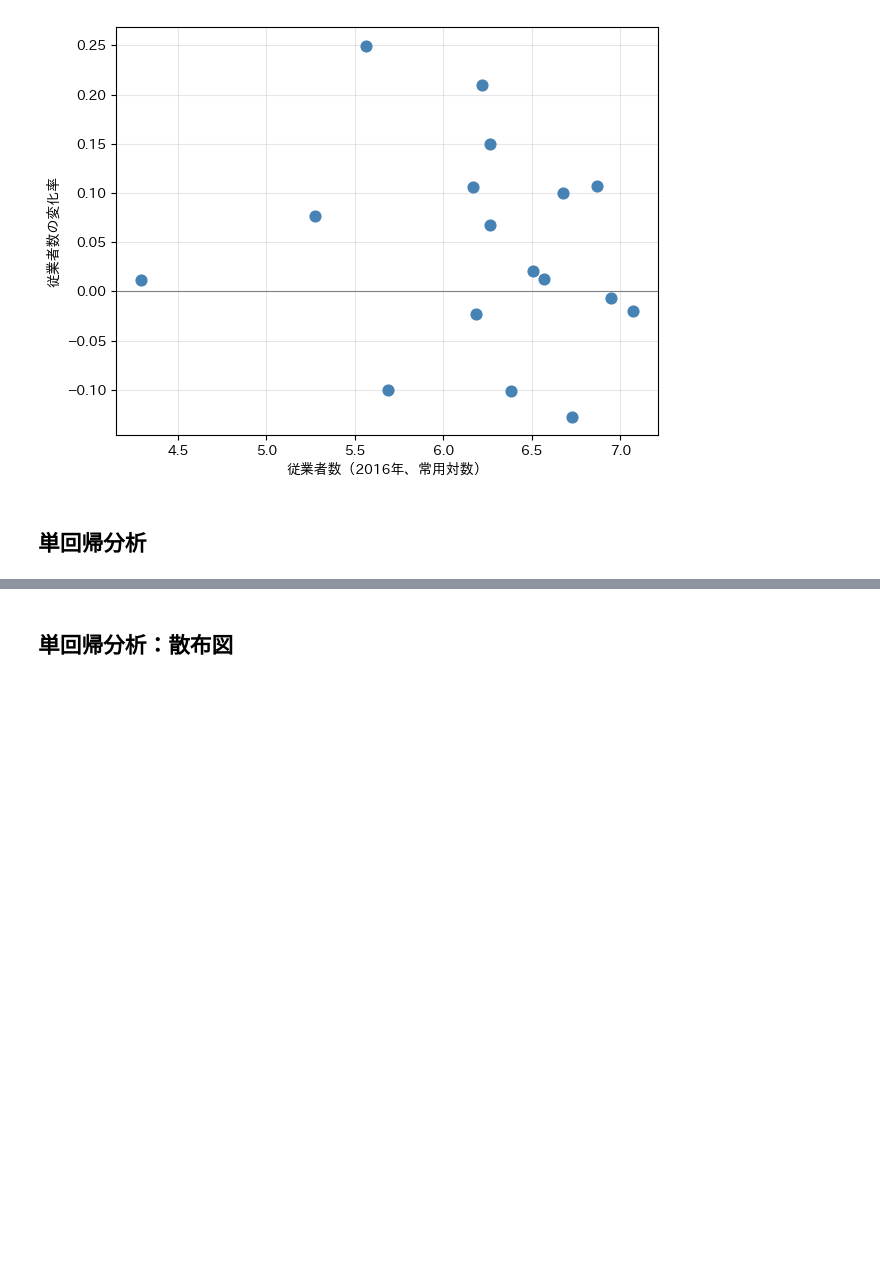
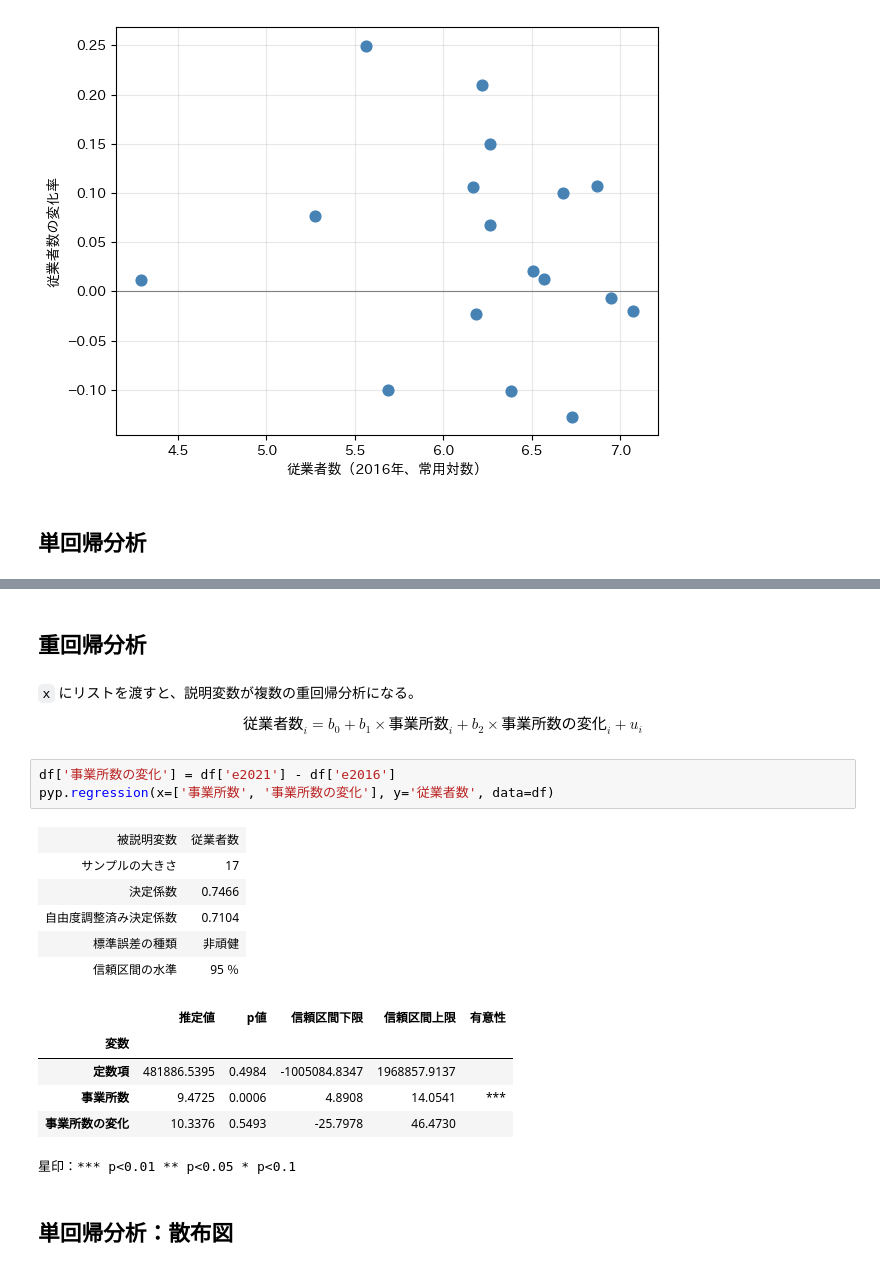
Before and after one commit to Py4Project/py4project, a Jupyter notebook: examples/example.ipynb, the cells around one changed output, grey strips where cells are left out. Cells and saved outputs as stored; diff of their text form; blank space fills up the shorter version.

```diff
--- a/examples/example.ipynb
+++ b/examples/example.ipynb
@@ -209,3 +290,27 @@ pyp.regression(x='事業所数', y='従業者数', data=df)
+# %% [markdown]
+## 重回帰分析
+# %% [markdown]
+`x` にリストを渡すと、説明変数が複数の重回帰分析になる。
+
+$$
+\text{従業者数}_i = b_0 + b_1 \times\text{事業所数}_i + b_2 \times\text{事業所数の変化}_i + u_i
+$$
+# %%
+df['事業所数の変化'] = df['e2021'] - df['e2016']
+pyp.regression(x=['事業所数', '事業所数の変化'], y='従業者数', data=df)
+# %% [output]
+| 被説明変数 | 従業者数 |
+| サンプルの大きさ | 17 |
+| 決定係数 | 0.7466 |
+| 自由度調整済み決定係数 | 0.7104 |
+| 標準誤差の種類 | 非頑健 |
+| 信頼区間の水準 | 95 ％ |
+|  | 推定値 | p値 | 信頼区間下限 | 信頼区間上限 | 有意性 |
+| 変数 |  |  |  |  |  |
+| 定数項 | 481886.5395 | 0.4984 | -1005084.8347 | 1968857.9137 |  |
+| 事業所数 | 9.4725 | 0.0006 | 4.8908 | 14.0541 | *** |
+| 事業所数の変化 | 10.3376 | 0.5493 | -25.7978 | 46.4730 |  |
+星印：*** p<0.01 ** p<0.05 * p<0.1
 # %% [markdown]
 ## 単回帰分析：散布図
 # %%
```
Also changed, not shown: parts of 23 cells of this notebook, 6 other files.
